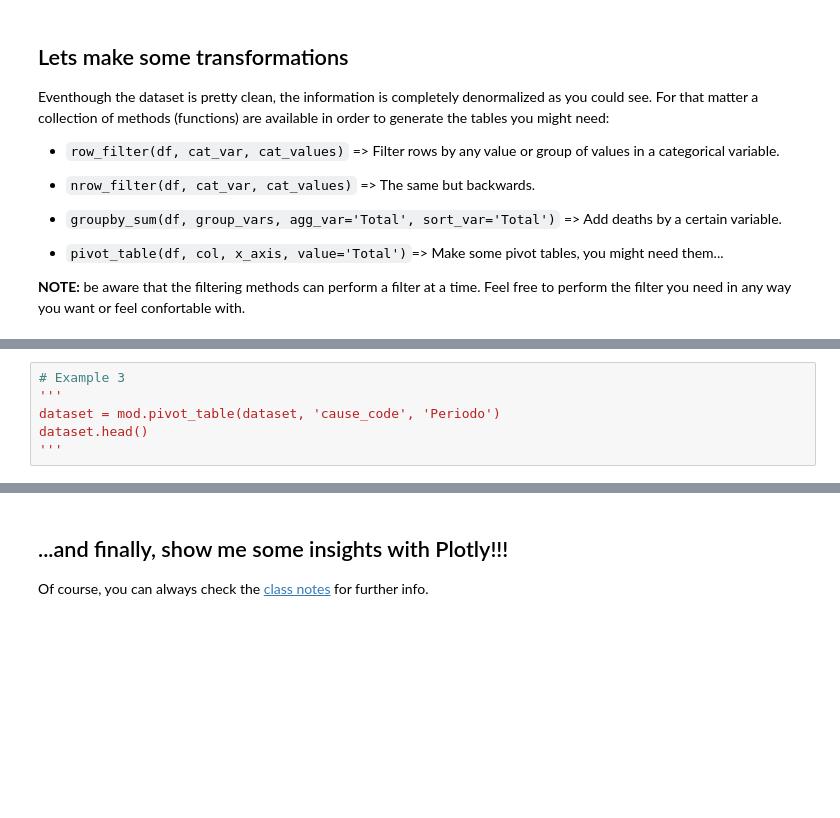
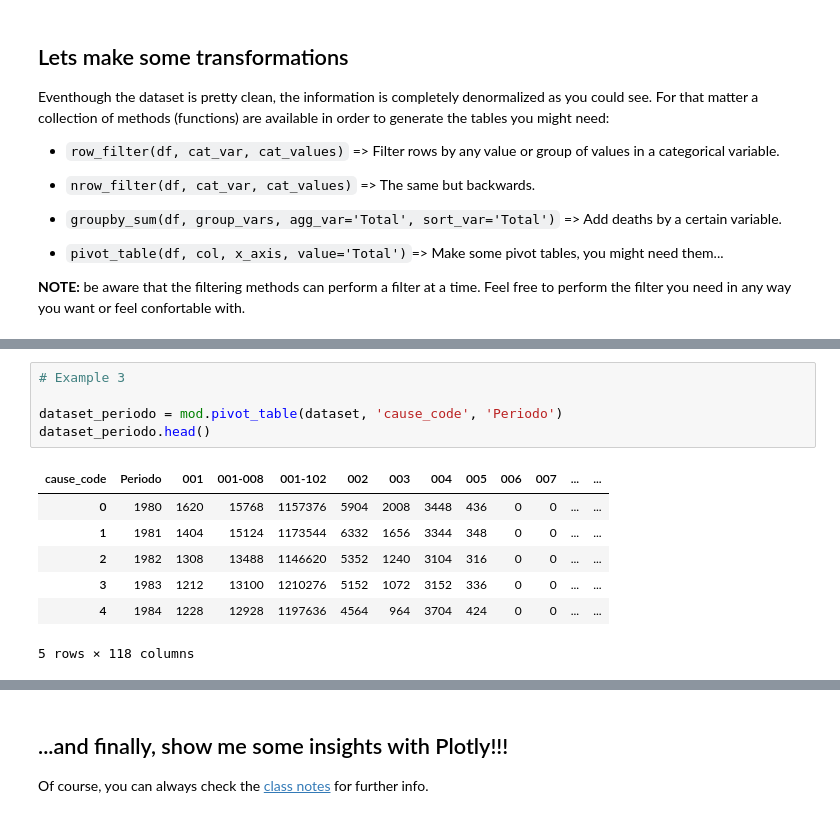
Before and after one commit to ivanrepi/deadly_viz_challenge, a Jupyter notebook: notebooks/deadly_viz_challenge.ipynb, the cells around one changed output, grey strips where cells are left out. Drawn from its saved outputs; the diff is of its cells as text; blank space fills up the shorter version.

```diff
--- a/notebooks/deadly_viz_challenge.ipynb
+++ b/notebooks/deadly_viz_challenge.ipynb
@@ -85,6 +192,13 @@ dataset.head()
 # %%
 # Example 3
-'''
-dataset = mod.pivot_table(dataset, 'cause_code', 'Periodo')
-dataset.head()
-'''
+
+dataset_periodo = mod.pivot_table(dataset, 'cause_code', 'Periodo')
+dataset_periodo.head()
+# %% [output]
+| cause_code | Periodo | 001 | 001-008 | 001-102 | 002 | 003 | 004 | 005 | 006 | 007 | ... | ... |
+| 0 | 1980 | 1620 | 15768 | 1157376 | 5904 | 2008 | 3448 | 436 | 0 | 0 | ... | ... |
+| 1 | 1981 | 1404 | 15124 | 1173544 | 6332 | 1656 | 3344 | 348 | 0 | 0 | ... | ... |
+| 2 | 1982 | 1308 | 13488 | 1146620 | 5352 | 1240 | 3104 | 316 | 0 | 0 | ... | ... |
+| 3 | 1983 | 1212 | 13100 | 1210276 | 5152 | 1072 | 3152 | 336 | 0 | 0 | ... | ... |
+| 4 | 1984 | 1228 | 12928 | 1197636 | 4564 | 964 | 3704 | 424 | 0 | 0 | ... | ... |
+5 rows × 118 columns
```
Also changed, not shown: parts of 17 cells of this notebook.
